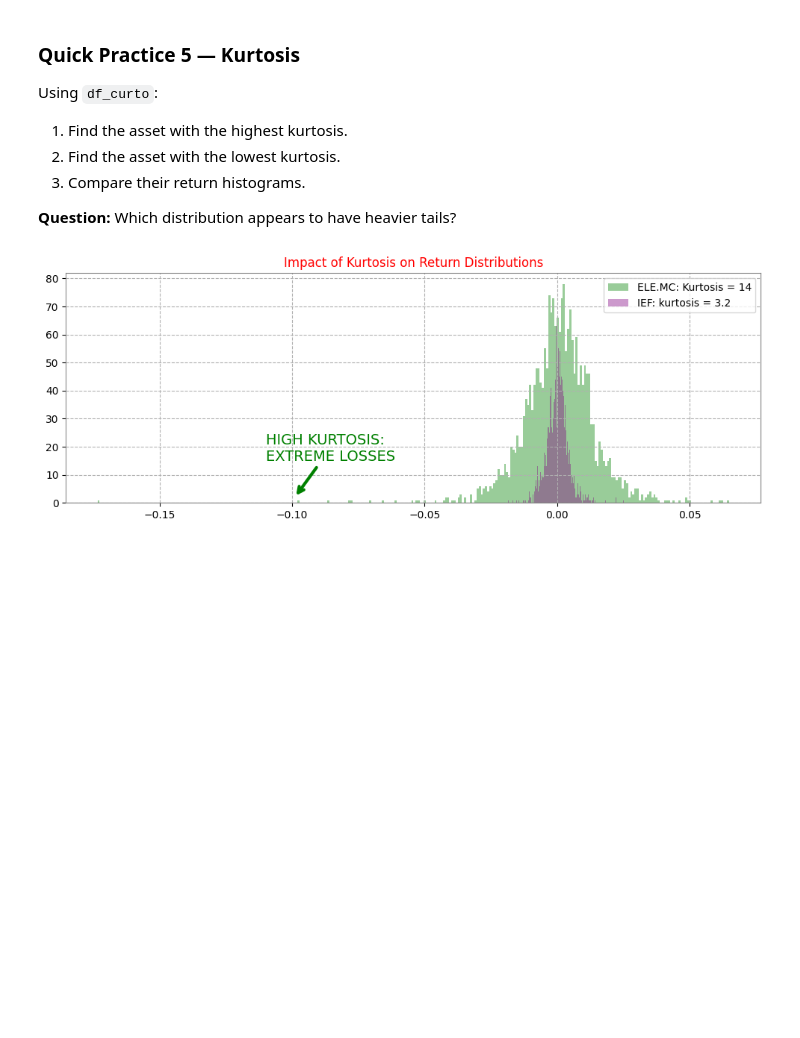
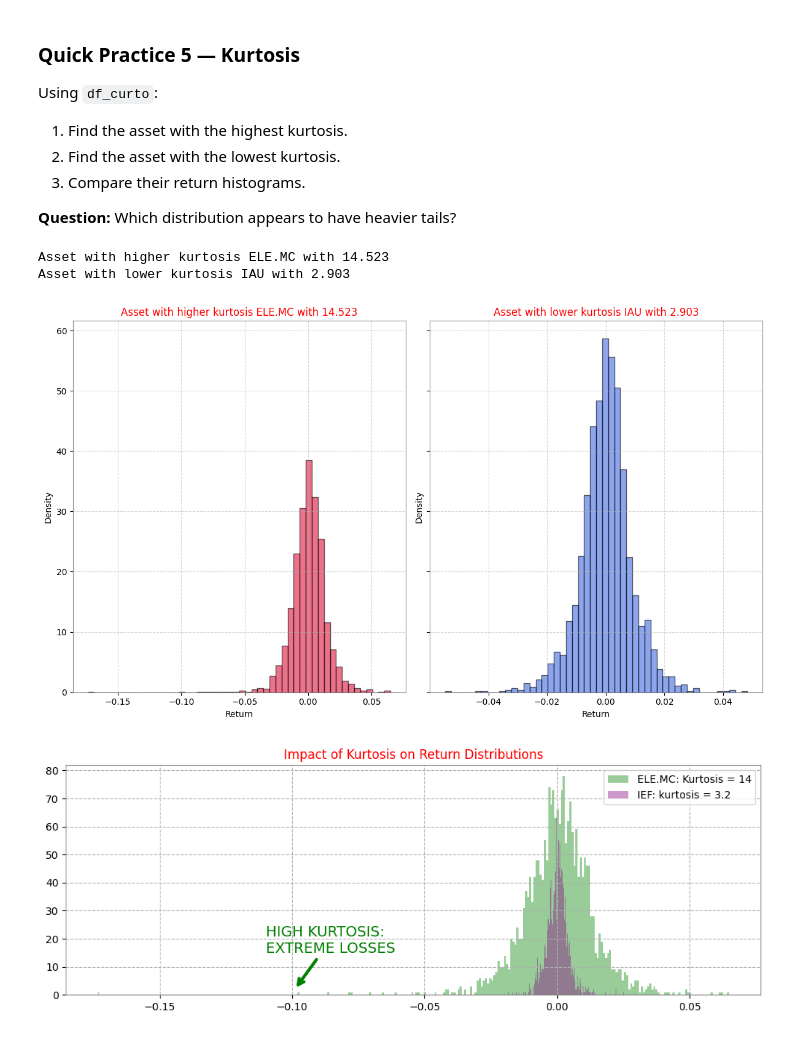
Before and after one commit to bynak06-cell/Finance-and-Technology, a Jupyter notebook: Tema_1_Activos_Intro/src/analisis-inicial-English.ipynb, the cells around one changed output. Cells and saved outputs as stored; diff of their text form; code cells hidden in the pictures; blank space fills up the shorter version.

```diff
--- a/Tema_1_Activos_Intro/src/analisis-inicial-English.ipynb
+++ b/Tema_1_Activos_Intro/src/analisis-inicial-English.ipynb
@@ -946 +1096,29 @@ Using `df_curto`:
+# %%
+# Write your code here
+print(f"Asset with higher kurtosis {df_curto.idxmax()} with {df_curto.max():.3f}")
+print(f"Asset with lower kurtosis {df_curto.idxmin()} with {df_curto.min():.3f}")
+# %% [output]
+Asset with higher kurtosis ELE.MC with 14.523
+Asset with lower kurtosis IAU with 2.903
+# %%
+# my code
+
+fig, axes = plt.subplots(1,2, figsize=(12,7),sharey=True)
+
+axes[0].hist(ret_close_df[df_curto.idxmax()],bins = 50,density = True, alpha = 0.6 ,color = "crimson",edgecolor = "black")
+axes[0].set_title(f"Asset with higher kurtosis {df_curto.idxmax()} with {df_curto.max():.3f}")
+axes[0].set_xlabel("Return")
+axes[0].set_ylabel("Density")
+axes[0].grid(True, linestyle='--', alpha=0.5)
+
+axes[1].hist(ret_close_df[df_curto.idxmin()],bins = 50,density = True, alpha = 0.6 ,color = "royalblue",edgecolor = "black")
+axes[1].set_title(f"Asset with lower kurtosis {df_curto.idxmin()} with {df_curto.min():.3f}")
+axes[1].set_xlabel("Return")
+axes[1].set_ylabel("Density")
+axes[1].grid(True, linestyle='--', alpha=0.5)
+
+plt.tight_layout()
+plt.show()
+# %% [output]
+[figure, added]
 # %%
```
Also changed, not shown: parts of 29 cells of this notebook.
